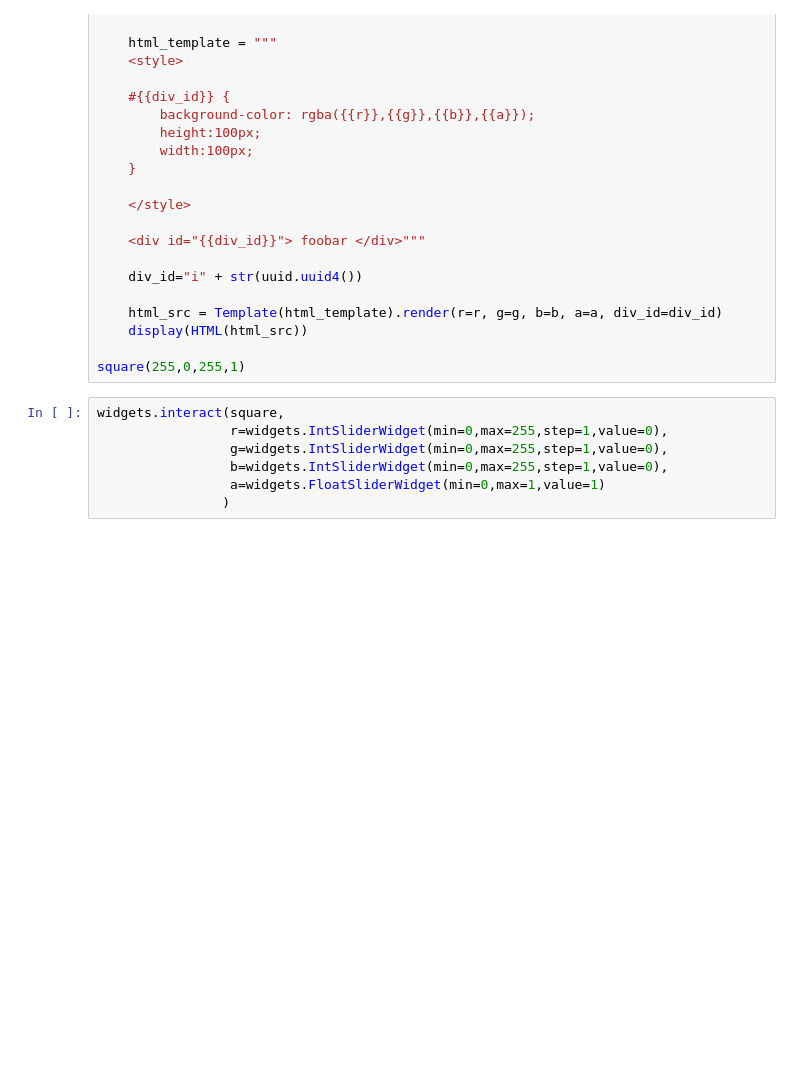
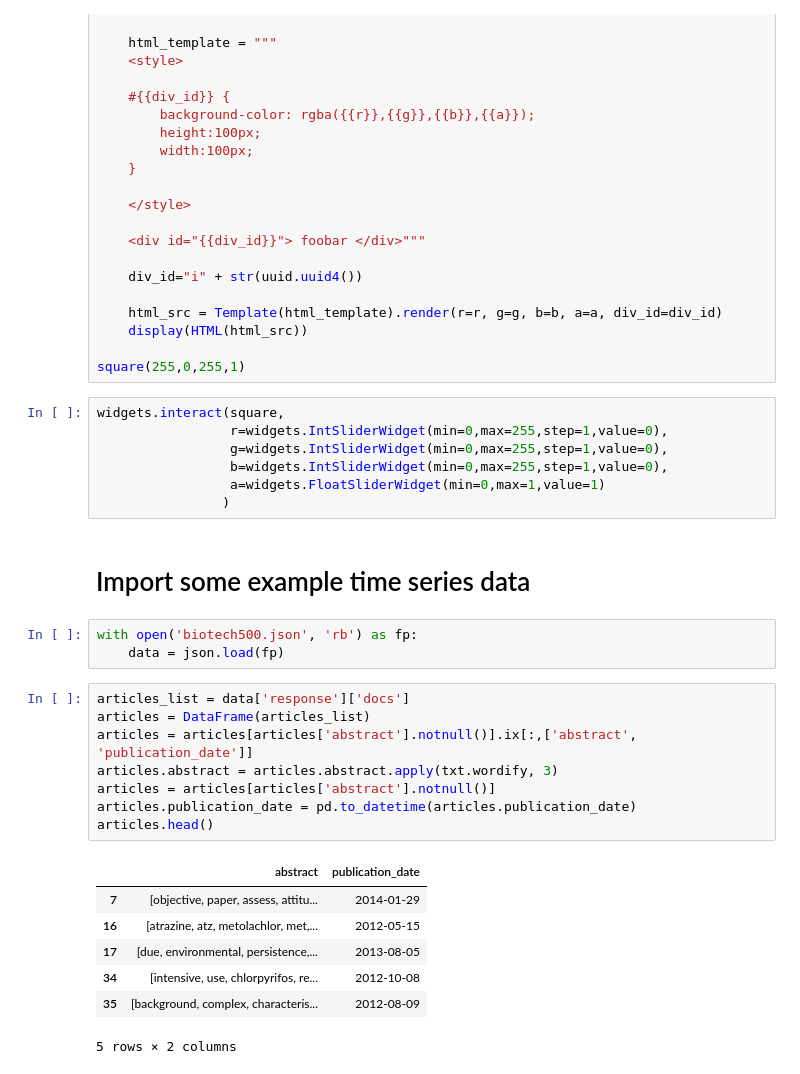
Before and after one commit to cmgerber/PLOS_Cloud_Explorer, a Jupyter notebook: ipython_notebooks/time_slider_attempt.ipynb, the cells around one changed output. Cells and saved outputs as stored; diff of their text form; blank space fills up the shorter version.

```diff
--- a/ipython_notebooks/time_slider_attempt.ipynb
+++ b/ipython_notebooks/time_slider_attempt.ipynb
@@ -35,3 +44,24 @@ widgets.interact(square,
                  b=widgets.IntSliderWidget(min=0,max=255,step=1,value=0),
                  a=widgets.FloatSliderWidget(min=0,max=1,value=1)
                 )
+# %% [markdown]
+# Import some example time series data
+# %%
+with open('biotech500.json', 'rb') as fp:
+    data = json.load(fp)
+# %%
+articles_list = data['response']['docs']
+articles = DataFrame(articles_list)
+articles = articles[articles['abstract'].notnull()].ix[:,['abstract', 'publication_date']]
+articles.abstract = articles.abstract.apply(txt.wordify, 3)
+articles = articles[articles['abstract'].notnull()]
+articles.publication_date = pd.to_datetime(articles.publication_date)
+articles.head()
+# %% [output]
+|  | abstract | publication_date |
+| 7 | [objective, paper, assess, attitu... | 2014-01-29 |
+| 16 | [atrazine, atz, metolachlor, met,... | 2012-05-15 |
+| 17 | [due, environmental, persistence,... | 2013-08-05 |
+| 34 | [intensive, use, chlorpyrifos, re... | 2012-10-08 |
+| 35 | [background, complex, characteris... | 2012-08-09 |
+5 rows × 2 columns
```
Also changed, not shown: parts of 10 cells of this notebook.
